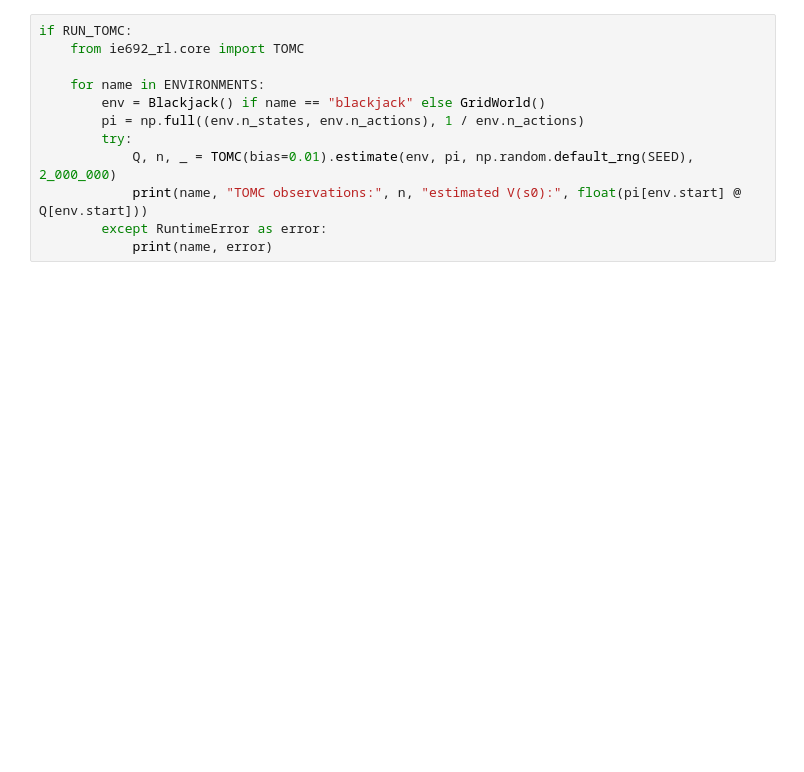
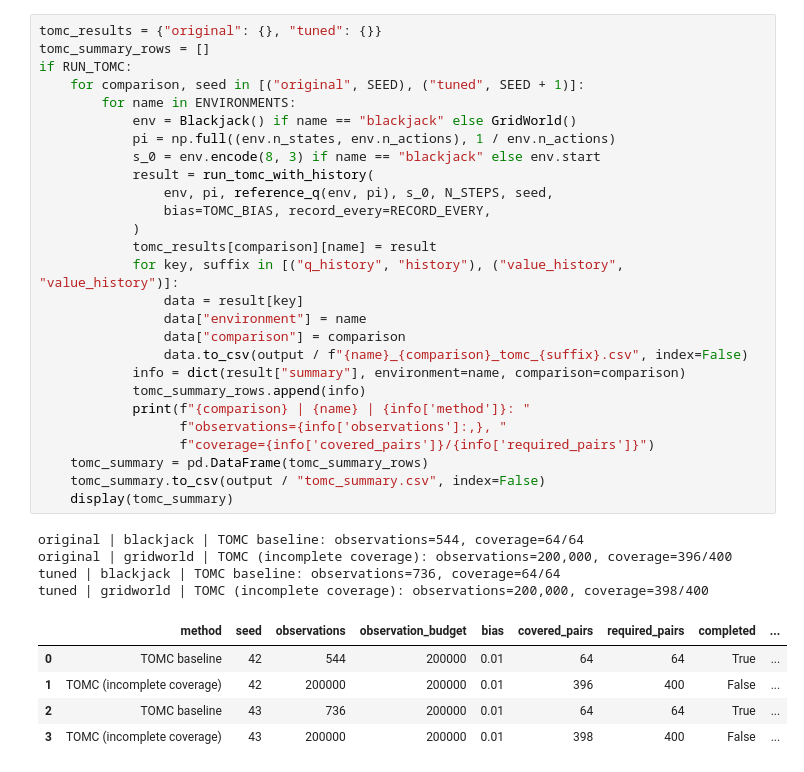
Before and after one commit to anjilab/IE-692-RL-Project, a Jupyter notebook: notebooks/td_evaluation.ipynb, the cells around one changed output. Saved outputs shown, nothing was run; the diff lists cells and outputs as text; blank space fills up the shorter version.

```diff
--- a/notebooks/td_evaluation.ipynb
+++ b/notebooks/td_evaluation.ipynb
@@ -166,12 +451,37 @@ for name, result in all_results.items():
 # %%
+tomc_results = {"original": {}, "tuned": {}}
+tomc_summary_rows = []
 if RUN_TOMC:
-    from ie692_rl.core import TOMC
-
-    for name in ENVIRONMENTS:
-        env = Blackjack() if name == "blackjack" else GridWorld()
-        pi = np.full((env.n_states, env.n_actions), 1 / env.n_actions)
-        try:
-            Q, n, _ = TOMC(bias=0.01).estimate(env, pi, np.random.default_rng(SEED), 2_000_000)
-            print(name, "TOMC observations:", n, "estimated V(s0):", float(pi[env.start] @ Q[env.start]))
-        except RuntimeError as error:
-            print(name, error)
+    for comparison, seed in [("original", SEED), ("tuned", SEED + 1)]:
+        for name in ENVIRONMENTS:
+            env = Blackjack() if name == "blackjack" else GridWorld()
+            pi = np.full((env.n_states, env.n_actions), 1 / env.n_actions)
+            s_0 = env.encode(8, 3) if name == "blackjack" else env.start
+            result = run_tomc_with_history(
+                env, pi, reference_q(env, pi), s_0, N_STEPS, seed,
+                bias=TOMC_BIAS, record_every=RECORD_EVERY,
+            )
+            tomc_results[comparison][name] = result
+            for key, suffix in [("q_history", "history"), ("value_history", "value_history")]:
+                data = result[key]
+                data["environment"] = name
+                data["comparison"] = comparison
+                data.to_csv(output / f"{name}_{comparison}_tomc_{suffix}.csv", index=False)
+            info = dict(result["summary"], environment=name, comparison=comparison)
+            tomc_summary_rows.append(info)
+            print(f"{comparison} | {name} | {info['method']}: "
+                  f"observations={info['observations']:,}, "
+                  f"coverage={info['covered_pairs']}/{info['required_pairs']}")
+    tomc_summary = pd.DataFrame(tomc_summary_rows)
+    tomc_summary.to_csv(output / "tomc_summary.csv", index=False)
+    display(tomc_summary)
+# %% [output]
+original | blackjack | TOMC baseline: observations=544, coverage=64/64
+original | gridworld | TOMC (incomplete coverage): observations=200,000, coverage=396/400
+tuned | blackjack | TOMC baseline: observations=736, coverage=64/64
+tuned | gridworld | TOMC (incomplete coverage): observations=200,000, coverage=398/400
+|  | method | seed | observations | observation_budget | bias | covered_pairs | required_pairs | completed | ... |
+| 0 | TOMC baseline | 42 | 544 | 200000 | 0.01 | 64 | 64 | True | ... |
+| 1 | TOMC (incomplete coverage) | 42 | 200000 | 200000 | 0.01 | 396 | 400 | False | ... |
+| 2 | TOMC baseline | 43 | 736 | 200000 | 0.01 | 64 | 64 | True | ... |
+| 3 | TOMC (incomplete coverage) | 43 | 200000 | 200000 | 0.01 | 398 | 400 | False | ... |
```
Also changed, not shown: parts of 14 cells of this notebook, 5 other files.
